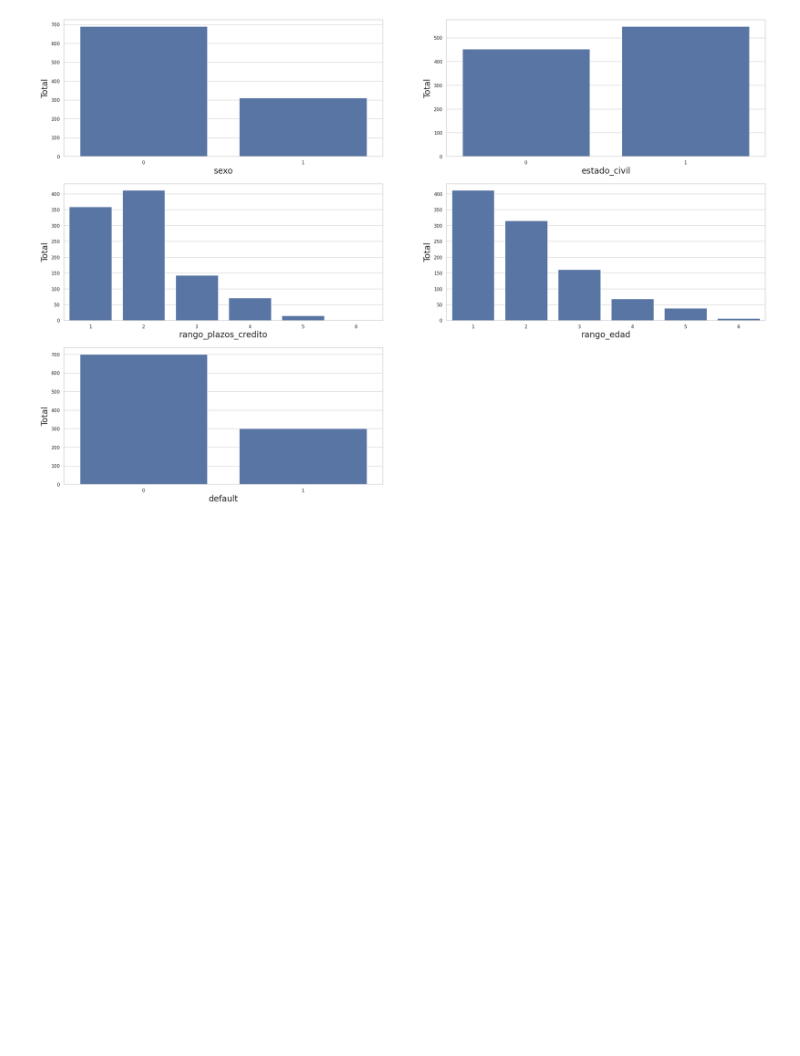
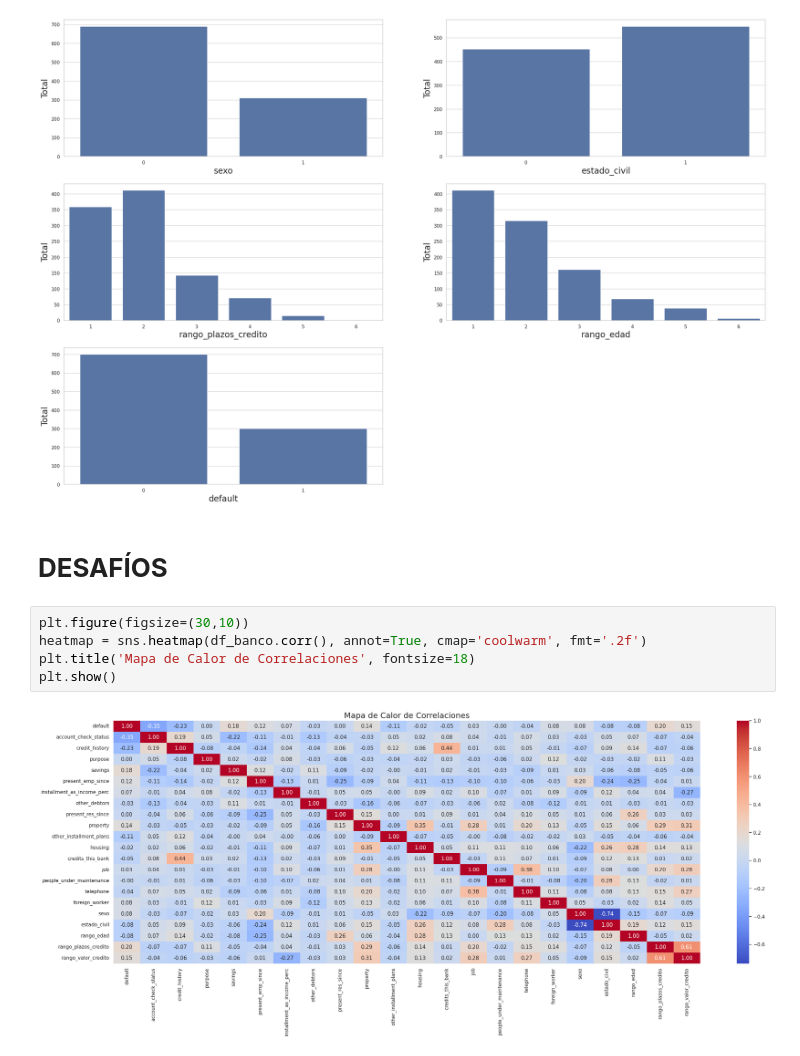
Before and after one commit to Saariana13/Inmersion-de-Datos-con-Alura-Latam, a Jupyter notebook: crédito_banco_alemán_inmersión_Día1.ipynb, the cells around one changed output. Cells and saved outputs as stored; diff of their text form; blank space fills up the shorter version.

```diff
--- a/crédito_banco_alemán_inmersión_Día1.ipynb
+++ b/crédito_banco_alemán_inmersión_Día1.ipynb
@@ -288,3 +288,12 @@ def analisis_exploratorio():
 analisis_exploratorio()
 # %% [output]
 [figure]
+# %% [markdown]
+# **DESAFÍOS**
+# %%
+plt.figure(figsize=(30,10))
+heatmap = sns.heatmap(df_banco.corr(), annot=True, cmap='coolwarm', fmt='.2f')
+plt.title('Mapa de Calor de Correlaciones', fontsize=18)
+plt.show()
+# %% [output]
+[figure, added]
```
Also changed, not shown: parts of 2 cells of this notebook.
